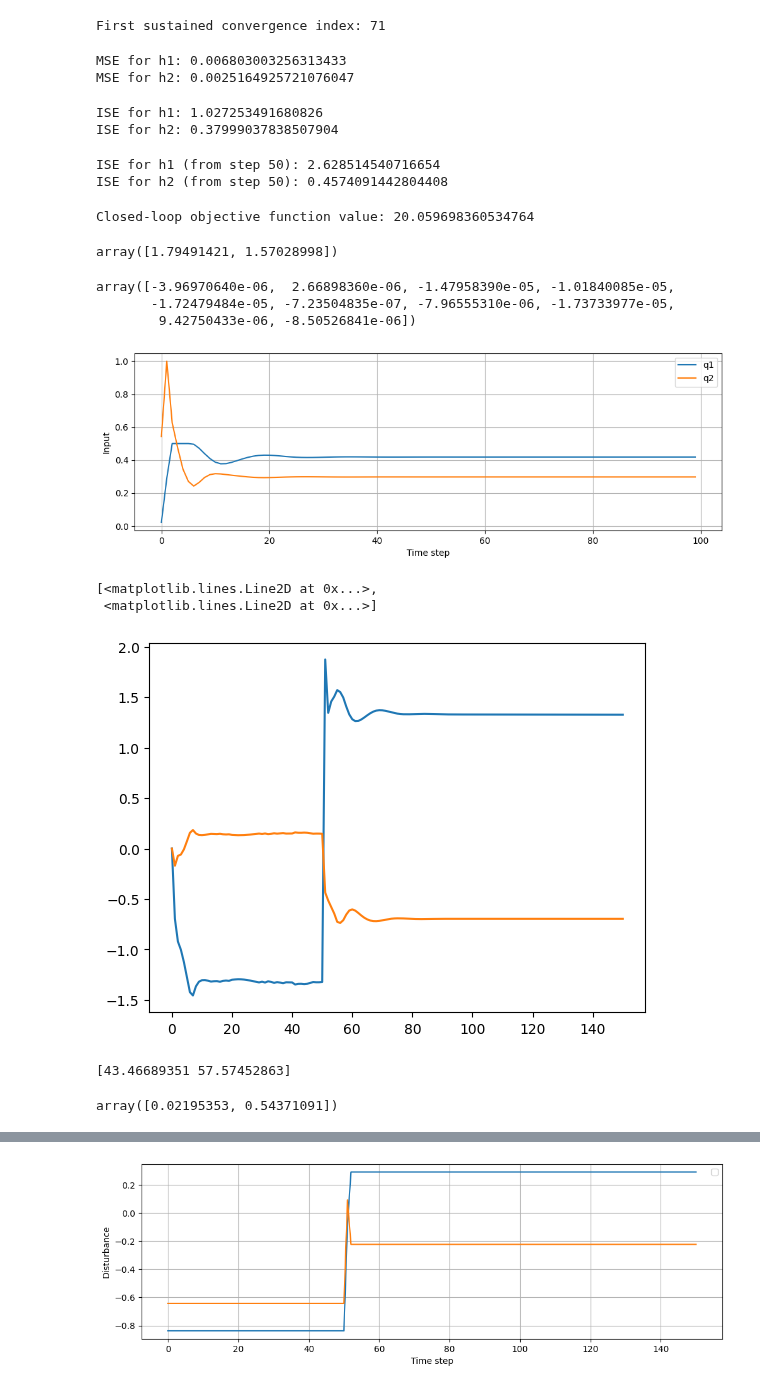
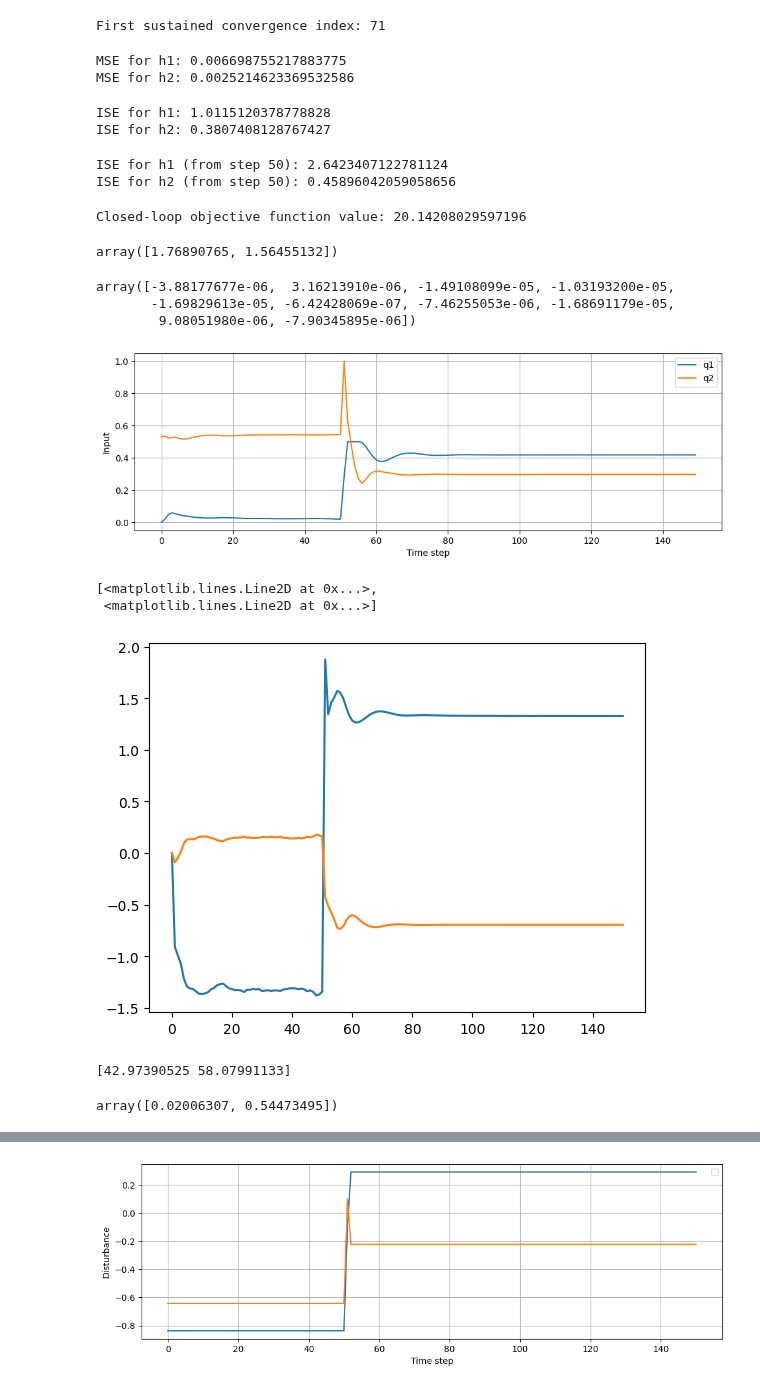
Before and after one commit to PatrikValabek/offset-free-koopman-mpc, a Jupyter notebook: offset_free_J.ipynb, the cells around one changed output, grey strips where cells are left out. Cells and saved outputs as stored; diff of their text form; code cells hidden in the pictures.

```diff
--- a/offset_free_J.ipynb
+++ b/offset_free_J.ipynb
@@ -170,7 +170,7 @@ Qu = loaded_setup['Qu']
 
 J = helper.evaluate_jacobian(
     problem.nodes[4],
-    torch.from_numpy(get_x(y_start).T[0]).float(),
+    torch.from_numpy(z_est_[0,:nz]).float(),
 )
 
 C_k = cp.Parameter((ny, nz))
@@ -200,7 +200,7 @@ delta_u = cp.Variable((nu, N))
 u = cp.Variable((nu, N + 1))
 z_s = cp.Variable(nz)
 z_k = cp.Parameter(nz)
-z_k.value = get_x(y_start).T[0]
+z_k.value = z_est_[0,:nz]
 y_k = cp.Parameter(ny)
 y_k.value = get_y(z_k.value)[0]
 y_s = cp.Variable(ny)
@@ -338,6 +338,7 @@ ys_sim[:, 0] = y_s.value
 zs_sim[:, 0] = z_s.value
 y_sim_descaled[:, 0] = scaler.inverse_transform(y_sim[:, 0].reshape(1,-1))[0]
 
+u_prev.value = u_s.value
 counter = 0
 when = 0
 change = False
@@ -352,7 +353,7 @@ for k in range(sim_time):
     # z_k.value = z_s.value
     # y_k.value = get_y(z_k.value)[0]
 
-    if True:#abs(sum(ys_sim[:, k-1]-ys_sim[:, k])) > 0.01 and k > 0: #k in [50,51,52,53]:
+    if k>0:#abs(sum(ys_sim[:, k-1]-ys_sim[:, k])) > 0.01 and k > 0: #k in [50,51,52,53]:
         mpc = construct_MPC(C_k.value)
         when = k
         change = True
@@ -537,8 +547,8 @@ mse_h2 = mean_squared_error(ys_sim_descaled[1], y_sim_descaled[1])
 print(f"MSE for h1: {mse_h1}")
 print(f"MSE for h2: {mse_h2}")
 # %% [output]
-MSE for h1: 0.006803003256313433
-MSE for h2: 0.0025164925721076047
+MSE for h1: 0.006698755217883775
+MSE for h2: 0.0025214623369532586
 # %%
 from numpy import trapz
 
@@ -552,8 +562,8 @@ print(f"ISE for h2: {ise_h2}")
 # 1.081780547953782
 # ISE for h2: 0.6261296966708955
 # %% [output]
-ISE for h1: 1.027253491680826
-ISE for h2: 0.37999037838507904
+ISE for h1: 1.0115120378778828
+ISE for h2: 0.3807408128767427
 # %%
 from numpy import trapz
 
@@ -564,8 +574,8 @@ ise_h2 = trapz((y_sim[1, 50:] - y_setpoint[1])**2)
 print(f"ISE for h1 (from step 50): {ise_h1}")
 print(f"ISE for h2 (from step 50): {ise_h2}")
 # %% [output]
-ISE for h1 (from step 50): 2.628514540716654
-ISE for h2 (from step 50): 0.4574091442804408
+ISE for h1 (from step 50): 2.6423407122781124
+ISE for h2 (from step 50): 0.45896042059058656
 # %%
 # Compute the closed-loop value of the objective function
 
@@ -578,45 +588,45 @@ for k in range(50,sim_time):
 
 print(f"Closed-loop objective function value: {objective_value}")
 # %% [output]
-Closed-loop objective function value: 20.059698360534764
+Closed-loop objective function value: 20.14208029597196
 # %%
 k = 51
 u_sim[:, k] - u_sim[:, k-1]
 # %% [output]
-array([1.79491421, 1.57028998])
+array([1.76890765, 1.56455132])
 # %%
 z_sim[:nz, -1].flatten()-z_ref.value.flatten()
 # %% [output]
-array([-3.96970640e-06,  2.66898360e-06, -1.47958390e-05, -1.01840085e-05,
-       -1.72479484e-05, -7.23504835e-07, -7.96555310e-06, -1.73733977e-05,
-        9.42750433e-06, -8.50526841e-06])
+array([-3.88177677e-06,  3.16213910e-06, -1.49108099e-05, -1.03193200e-05,
+       -1.69829613e-05, -6.42428069e-07, -7.46255053e-06, -1.68691179e-05,
+        9.08051980e-06, -7.90345895e-06])
 # %%
 # plot results
 plt.figure(figsize=(12, 8))
 plt.subplot(2, 1, 1)
-plt.plot(u_sim_descaled[0,50:], label='q1')
-plt.plot(u_sim_descaled[1,50:], label='q2')
+plt.plot(u_sim_descaled[0,0:], label='q1')
+plt.plot(u_sim_descaled[1,0:], label='q2')
 plt.xlabel('Time step')
 plt.ylabel('Input')
 plt.legend()
 plt.grid(True)
 # %% [output]
-[figure, old version]
+[figure, new version]
 # %%
 plt.plot(us_sim.T)
 # %% [output]
 [<matplotlib.lines.Line2D at 0x...>,
  <matplotlib.lines.Line2D at 0x...>]
-[figure, old version]
+[figure, new version]
 # %%
 u_sum_abs = np.sum(np.abs(u_sim_descaled), axis=1)
 print(u_sum_abs)
 # %% [output]
-[43.46689351 57.57452863]
+[42.97390525 58.07991133]
 # %%
 u_sim_descaled[:,49]
 # %% [output]
-array([0.02195353, 0.54371091])
+array([0.02006307, 0.54473495])
 # %%
 plt.figure(figsize=(12, 8))
 plt.subplot(2, 1, 1)
```
Also changed, not shown: parts of 13 cells of this notebook, 6 other files.
